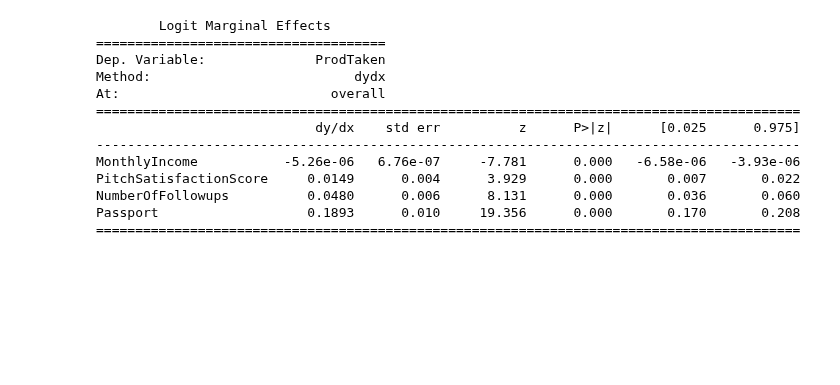
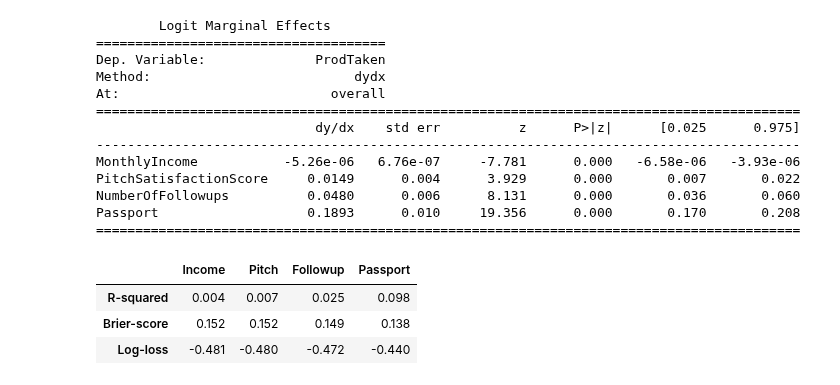
Before and after one commit to corinne167225/DataAnalysis2, a Jupyter notebook: Final_Project/Final_Project.ipynb, the cells around one changed output. Saved outputs shown, nothing was run; the diff lists cells and outputs as text; code cells hidden in the pictures; blank space fills up the shorter version.

Commit message:
added fit of prediced probabilities

```diff
--- a/Final_Project/Final_Project.ipynb
+++ b/Final_Project/Final_Project.ipynb
@@ -282,3 +285,44 @@ Passport                   0.1893      0.010     19.356      0.000       0.170
 # %%
 #have analyses for each marginal effects table
 ### also, should show Brier score, etc. for all of them to see which z variables fits the data best
+# %%
+#creating predicted probabilities for each explanatory variable
+df["PredLogitIncome"] = result1.predict()
+df["PredLogitPitch"] = result2.predict()
+df["PredLogitFollowup"] = result3.predict()
+df["PredLogitPassport"] = result4.predict()
+# %%
+#Fit of predicted probabilities:
+
+pd.DataFrame(
+    {
+        "R-squared": [
+            r2_score(df["ProdTaken"], df["PredLogitIncome"]),
+            r2_score(df["ProdTaken"], df["PredLogitPitch"]),
+            r2_score(df["ProdTaken"], df["PredLogitFollowup"]),
+            r2_score(df["ProdTaken"], df["PredLogitPassport"])
+
+        ],
+        "Brier-score": [
+            mean_squared_error(df["ProdTaken"], df["PredLogitIncome"]),
+            mean_squared_error(df["ProdTaken"], df["PredLogitPitch"]),
+            mean_squared_error(df["ProdTaken"], df["PredLogitFollowup"]),
+            mean_squared_error(df["ProdTaken"], df["PredLogitPassport"])
+
+        ],
+        "Log-loss": [
+            -1 * log_loss(df["ProdTaken"], df["PredLogitIncome"]),
+            -1 * log_loss(df["ProdTaken"], df["PredLogitPitch"]),
+            -1 * log_loss(df["ProdTaken"], df["PredLogitFollowup"]),
+            -1 * log_loss(df["ProdTaken"], df["PredLogitPassport"])
+        ],
+
+
+
+    }, index=["Income", "Pitch", "Followup", "Passport"],).T.round(3)
+#looks like passport somehow has the best fit (highest R-s)
+# %% [output]
+|  | Income | Pitch | Followup | Passport |
+| R-squared | 0.004 | 0.007 | 0.025 | 0.098 |
+| Brier-score | 0.152 | 0.152 | 0.149 | 0.138 |
+| Log-loss | -0.481 | -0.480 | -0.472 | -0.440 |
```
Also changed, not shown: parts of 7 cells of this notebook.
